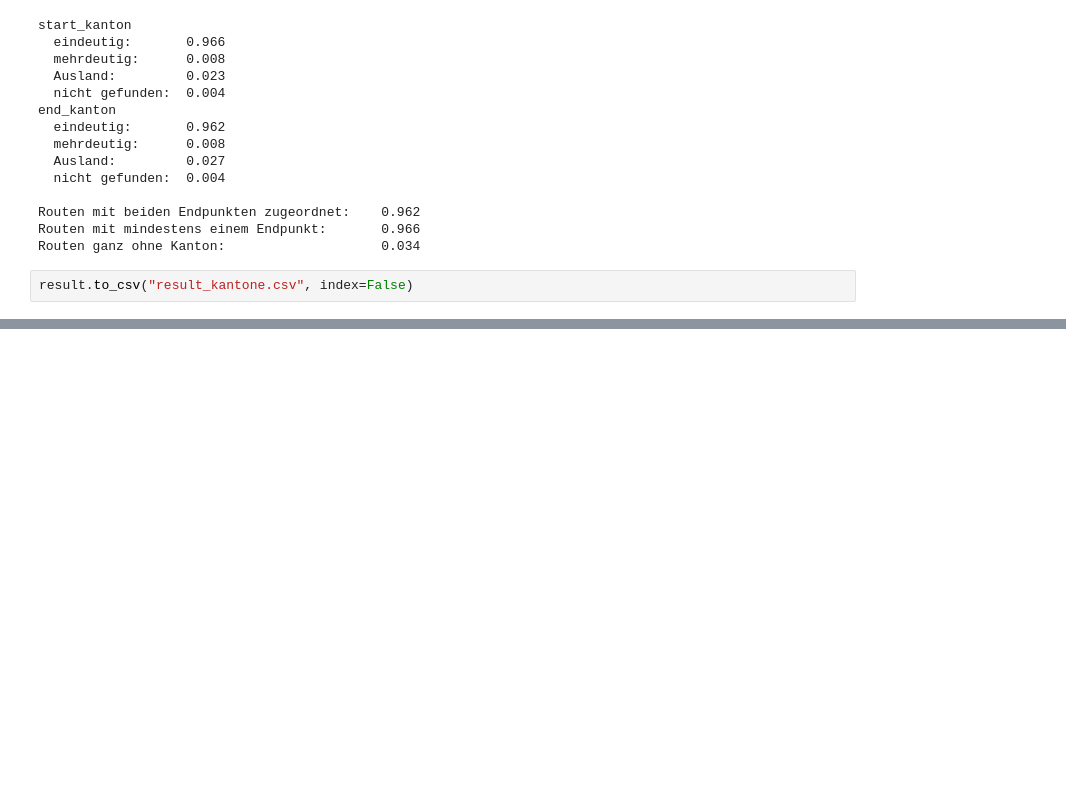
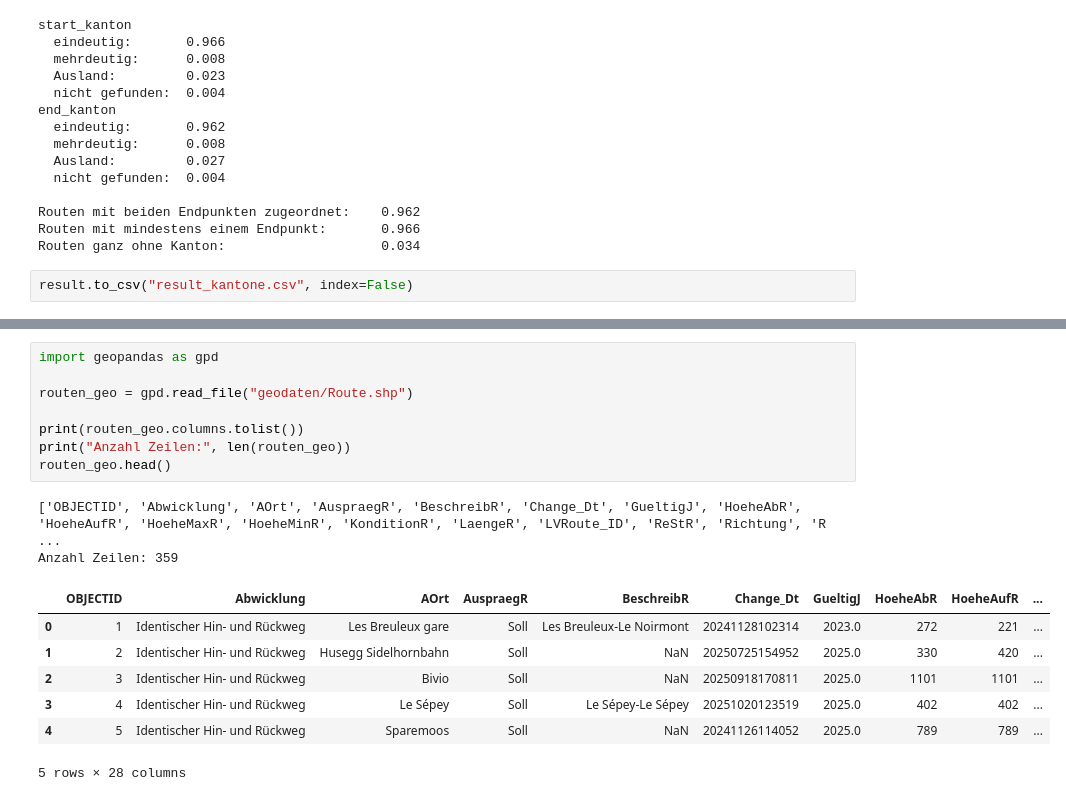
Before and after one commit to Simonblatt/CIP_HS2026_104, a Jupyter notebook: exploring_notebook_results.ipynb, the cells around one changed output, grey strips where cells are left out. Cells and saved outputs as stored; diff of their text form; blank space fills up the shorter version.

Commit message:
Kantone gem. Geodaten hinzugefügt, result_wanderland_cantons.csv erstellt

```diff
--- a/merging_results.ipynb
+++ b/exploring_notebook_results.ipynb
@@ -1446,0 +1469,18 @@ result.to_csv("result_kantone.csv", index=False)
+# %%
+import geopandas as gpd
+
+routen_geo = gpd.read_file("geodaten/Route.shp")
+
+print(routen_geo.columns.tolist())
+print("Anzahl Zeilen:", len(routen_geo))
+routen_geo.head()
+# %% [output]
+['OBJECTID', 'Abwicklung', 'AOrt', 'AuspraegR', 'BeschreibR', 'Change_Dt', 'GueltigJ', 'HoeheAbR', 'HoeheAufR', 'HoeheMaxR', 'HoeheMinR', 'KonditionR', 'LaengeR', 'LVRoute_ID', 'ReStR', 'Richtung', 'R ...
+Anzahl Zeilen: 359
+|  | OBJECTID | Abwicklung | AOrt | AuspraegR | BeschreibR | Change_Dt | GueltigJ | HoeheAbR | HoeheAufR | ... |
+| 0 | 1 | Identischer Hin- und Rückweg | Les Breuleux gare | Soll | Les Breuleux-Le Noirmont | 20241128102314 | 2023.0 | 272 | 221 | ... |
+| 1 | 2 | Identischer Hin- und Rückweg | Husegg Sidelhornbahn | Soll | NaN | 20250725154952 | 2025.0 | 330 | 420 | ... |
+| 2 | 3 | Identischer Hin- und Rückweg | Bivio | Soll | NaN | 20250918170811 | 2025.0 | 1101 | 1101 | ... |
+| 3 | 4 | Identischer Hin- und Rückweg | Le Sépey | Soll | Le Sépey-Le Sépey | 20251020123519 | 2025.0 | 402 | 402 | ... |
+| 4 | 5 | Identischer Hin- und Rückweg | Sparemoos | Soll | NaN | 20241126114052 | 2025.0 | 789 | 789 | ... |
+5 rows × 28 columns
```
Also changed, not shown: parts of 11 cells of this notebook, 3 other files.
